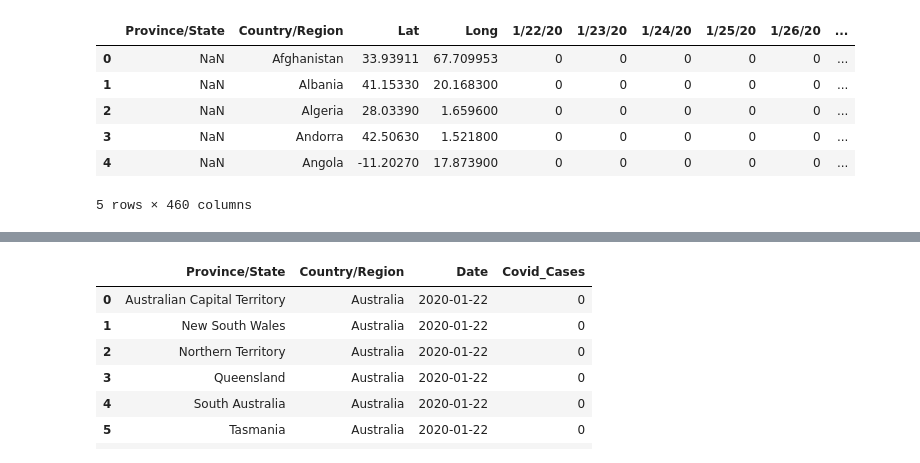
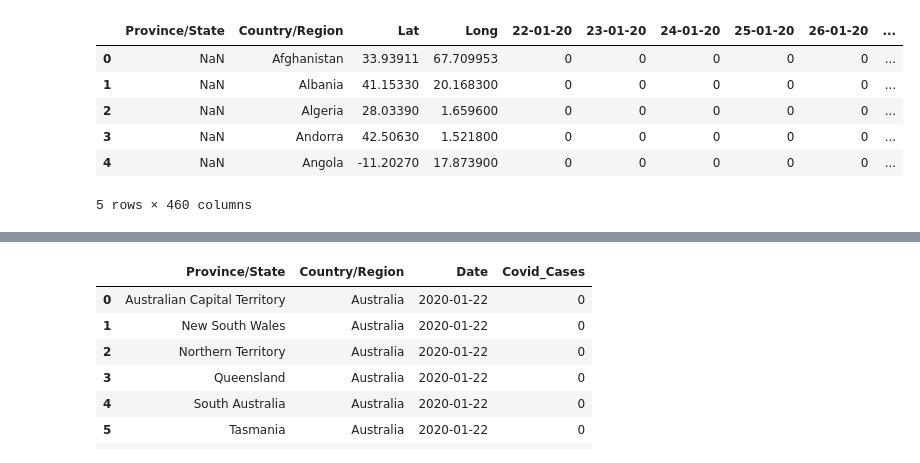
Before and after one commit to rfcamo/group5project, a Jupyter notebook: Covid Data Clean.ipynb, the cells around one changed output, grey strips where cells are left out. Saved outputs shown, nothing was run; the diff lists cells and outputs as text; code cells hidden in the pictures.

Commit message:
Data Cleaning

```diff
--- a/Covid Data Clean.ipynb
+++ b/Covid Data Clean.ipynb
@@ -2,15 +2,17 @@
 import pandas as pd
 #retrieving data
 # %%
-cases_data = "Resources/time_series_covid19_confirmed_global.csv"
+cases_data = "Resources/time_series_covid19_confirmed_global_metricdate.csv"
 cases_data = pd.read_csv(cases_data)
-deaths_data = "Resources/time_series_covid19_deaths_global.csv"
+deaths_data = "Resources/time_series_covid19_deaths_global_metricdate.csv"
 deaths_data = pd.read_csv(deaths_data)
-recovered_data = "Resources/time_series_covid19_confirmed_global.csv"
+recovered_data = "Resources/time_series_covid19_confirmed_global_metricdate.csv"
 recovered_data = pd.read_csv(recovered_data)
+precovid_data = "Resources/time_series_precovid19_australia.csv"
+precovid_data = pd.read_csv(precovid_data)
 cases_data.head()
 # %% [output]
-|  | Province/State | Country/Region | Lat | Long | 1/22/20 | 1/23/20 | 1/24/20 | 1/25/20 | 1/26/20 | ... |
+|  | Province/State | Country/Region | Lat | Long | 22-01-20 | 23-01-20 | 24-01-20 | 25-01-20 | 26-01-20 | ... |
 | 0 | NaN | Afghanistan | 33.93911 | 67.709953 | 0 | 0 | 0 | 0 | 0 | ... |
 | 1 | NaN | Albania | 41.15330 | 20.168300 | 0 | 0 | 0 | 0 | 0 | ... |
 | 2 | NaN | Algeria | 28.03390 | 1.659600 | 0 | 0 | 0 | 0 | 0 | ... |
```
Also changed, not shown: parts of 7 cells of this notebook, 4 other files.
